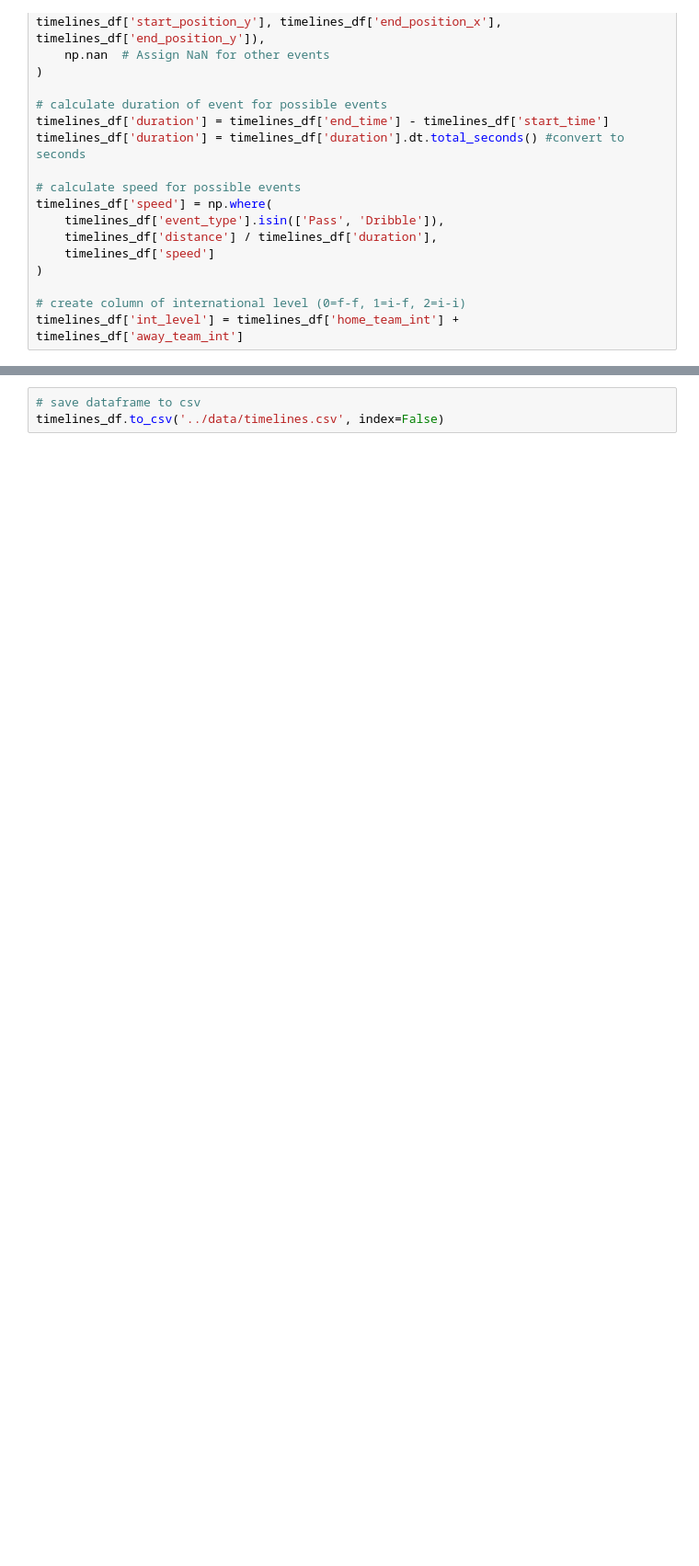
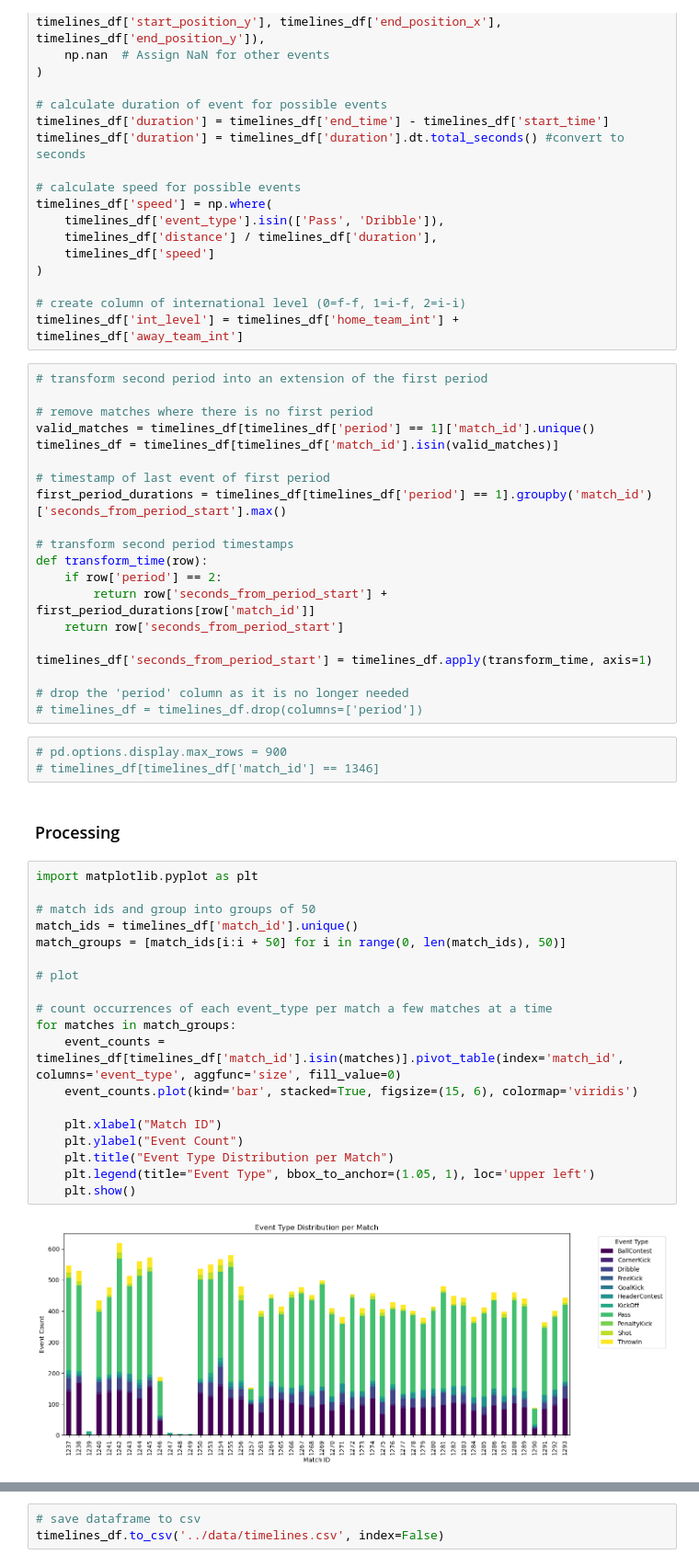
Before and after one commit to konstanyman/thesis_analysis, a Jupyter notebook: processing/dataframe_generation.ipynb, the cells around one changed output, grey strips where cells are left out. Shown at 92% size. Cells and saved outputs as stored; diff of their text form; blank space fills up the shorter version.

```diff
--- a/processing/dataframe_generation.ipynb
+++ b/processing/dataframe_generation.ipynb
@@ -62,3 +62,49 @@ timelines_df['speed'] = np.where(
 
 # create column of international level (0=f-f, 1=i-f, 2=i-i)
 timelines_df['int_level'] = timelines_df['home_team_int'] + timelines_df['away_team_int']
+# %%
+# transform second period into an extension of the first period
+
+# remove matches where there is no first period
+valid_matches = timelines_df[timelines_df['period'] == 1]['match_id'].unique()
+timelines_df = timelines_df[timelines_df['match_id'].isin(valid_matches)]
+
+# timestamp of last event of first period
+first_period_durations = timelines_df[timelines_df['period'] == 1].groupby('match_id')['seconds_from_period_start'].max()
+
+# transform second period timestamps
+def transform_time(row):
+    if row['period'] == 2:
+        return row['seconds_from_period_start'] + first_period_durations[row['match_id']]
+    return row['seconds_from_period_start']
+
+timelines_df['seconds_from_period_start'] = timelines_df.apply(transform_time, axis=1)
+
+# drop the 'period' column as it is no longer needed
+# timelines_df = timelines_df.drop(columns=['period'])
+# %%
+# pd.options.display.max_rows = 900
+# timelines_df[timelines_df['match_id'] == 1346]
+# %% [markdown]
+### Processing
+# %%
+import matplotlib.pyplot as plt
+
+# match ids and group into groups of 50
+match_ids = timelines_df['match_id'].unique()
+match_groups = [match_ids[i:i + 50] for i in range(0, len(match_ids), 50)]
+
+# plot
+
+# count occurrences of each event_type per match a few matches at a time
+for matches in match_groups:
+    event_counts = timelines_df[timelines_df['match_id'].isin(matches)].pivot_table(index='match_id', columns='event_type', aggfunc='size', fill_value=0)
+    event_counts.plot(kind='bar', stacked=True, figsize=(15, 6), colormap='viridis')
+
+    plt.xlabel("Match ID")
+    plt.ylabel("Event Count")
+    plt.title("Event Type Distribution per Match")
+    plt.legend(title="Event Type", bbox_to_anchor=(1.05, 1), loc='upper left')
+    plt.show()
+# %% [output]
+[figure, added]
```
Also changed, not shown: parts of 1 cell of this notebook, 2 other files.
